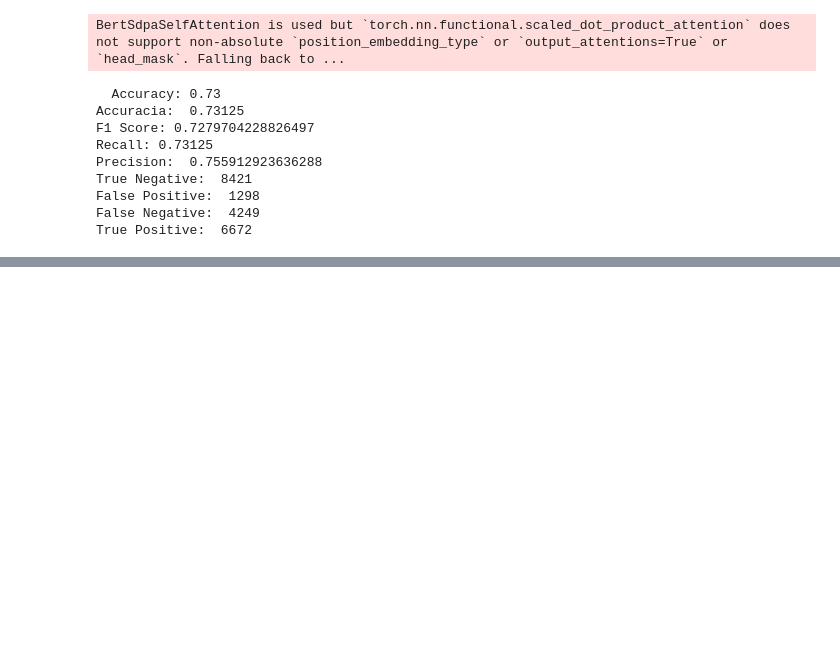
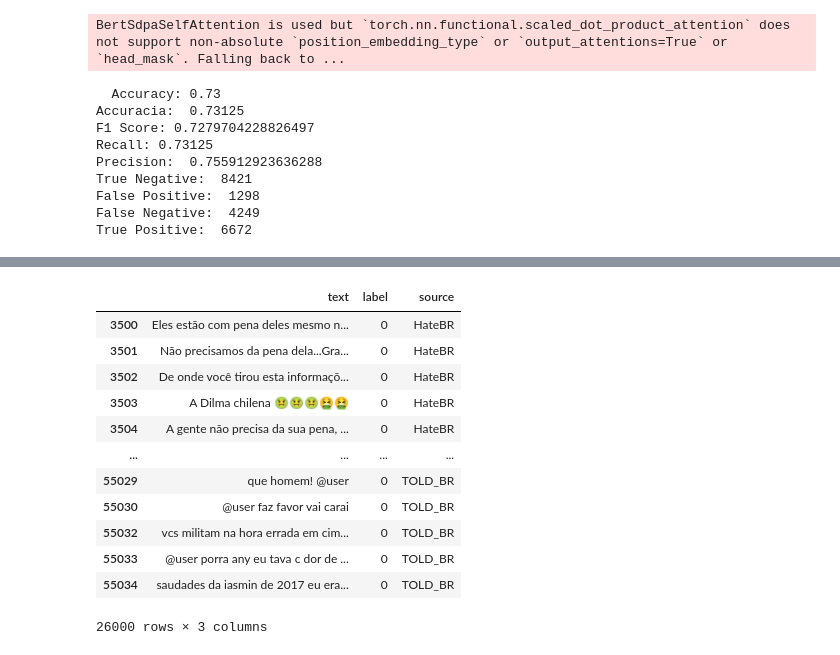
Before and after one commit to jv-porto/hate-speech, a Jupyter notebook: src/models/bert.ipynb, the cells around one changed output, grey strips where cells are left out. Drawn from its saved outputs; the diff is of its cells as text; code cells hidden in the pictures; blank space fills up the shorter version.

Commit message:
bert: add function to evaluate individual sentence

```diff
--- a/src/models/bert.ipynb
+++ b/src/models/bert.ipynb
@@ -729,5 +735,5 @@ You should probably TRAIN this model on a down-stream task to be able to use it
 # %%
-colab = True
+colab = False
 if colab:
   from google.colab import drive
   drive.mount('/content/drive')
@@ -747,6 +753,7 @@ else:
 
   state_dict = torch.load('../../ig-models/2025-04-06-bert-v1.pkl', map_location='cpu')
   model.load_state_dict(state_dict)
+  device = torch.device("cpu")
 
 vocab_path = 'vocab.txt'
 model.to(device)
@@ -812,0 +844,14 @@ True Positive:  6672
+# %%
+hate_sentences = df[df['label'] == 1]
+non_hate_sentences = df[df['label'] == 0]
+
+def print_sentences(dataset):
+    '''Prints 3 sentences per each value in column "dataset"'''
+    for dataset_value in dataset['source'].unique():
+        sample = dataset[dataset['source'] == dataset_value].sample(3, random_state=42)
+        print(f"Source: {dataset_value}")
+        for text in sample['text']:
+            print("-", text)
+        print()
+
+print_sentences(non_hate_sentences)
@@ -812,0 +876,16 @@ True Positive:  6672
+# %%
+non_hate_sentences
+# %% [output]
+|  | text | label | source |
+| 3500 | Eles estão com pena deles mesmo n... | 0 | HateBR |
+| 3501 | Não precisamos da pena dela...Gra... | 0 | HateBR |
+| 3502 | De onde você tirou esta informaçõ... | 0 | HateBR |
+| 3503 | A Dilma chilena 🤢🤢🤢🤮🤮 | 0 | HateBR |
+| 3504 | A gente não precisa da sua pena, ... | 0 | HateBR |
+| ... | ... | ... | ... |
+| 55029 | que homem! @user | 0 | TOLD_BR |
+| 55030 | @user faz favor vai carai | 0 | TOLD_BR |
+| 55032 | vcs militam na hora errada em cim... | 0 | TOLD_BR |
+| 55033 | @user porra any eu tava c dor de ... | 0 | TOLD_BR |
+| 55034 | saudades da iasmin de 2017 eu era... | 0 | TOLD_BR |
+26000 rows × 3 columns
```
Also changed, not shown: parts of 13 cells of this notebook.
